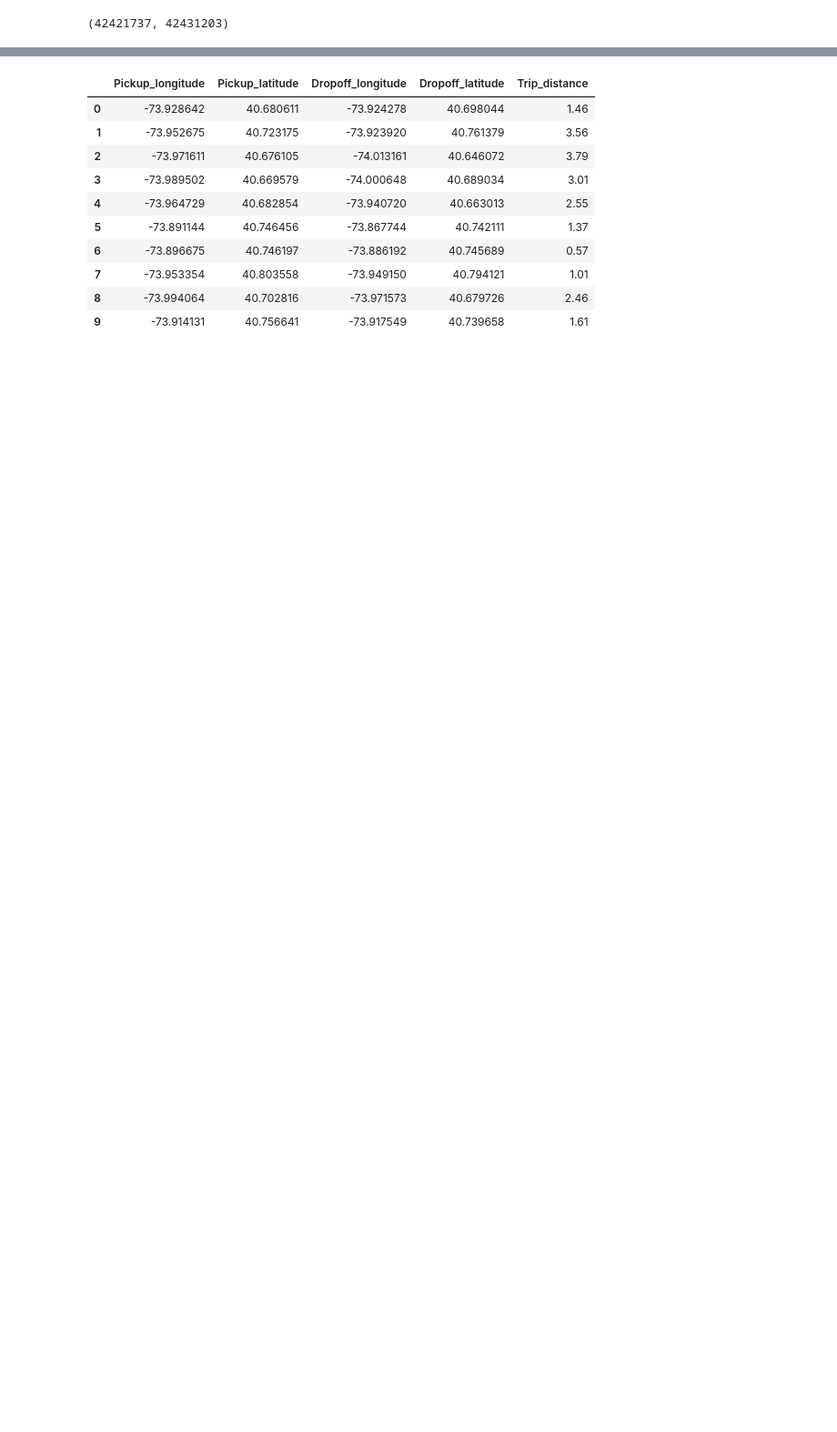
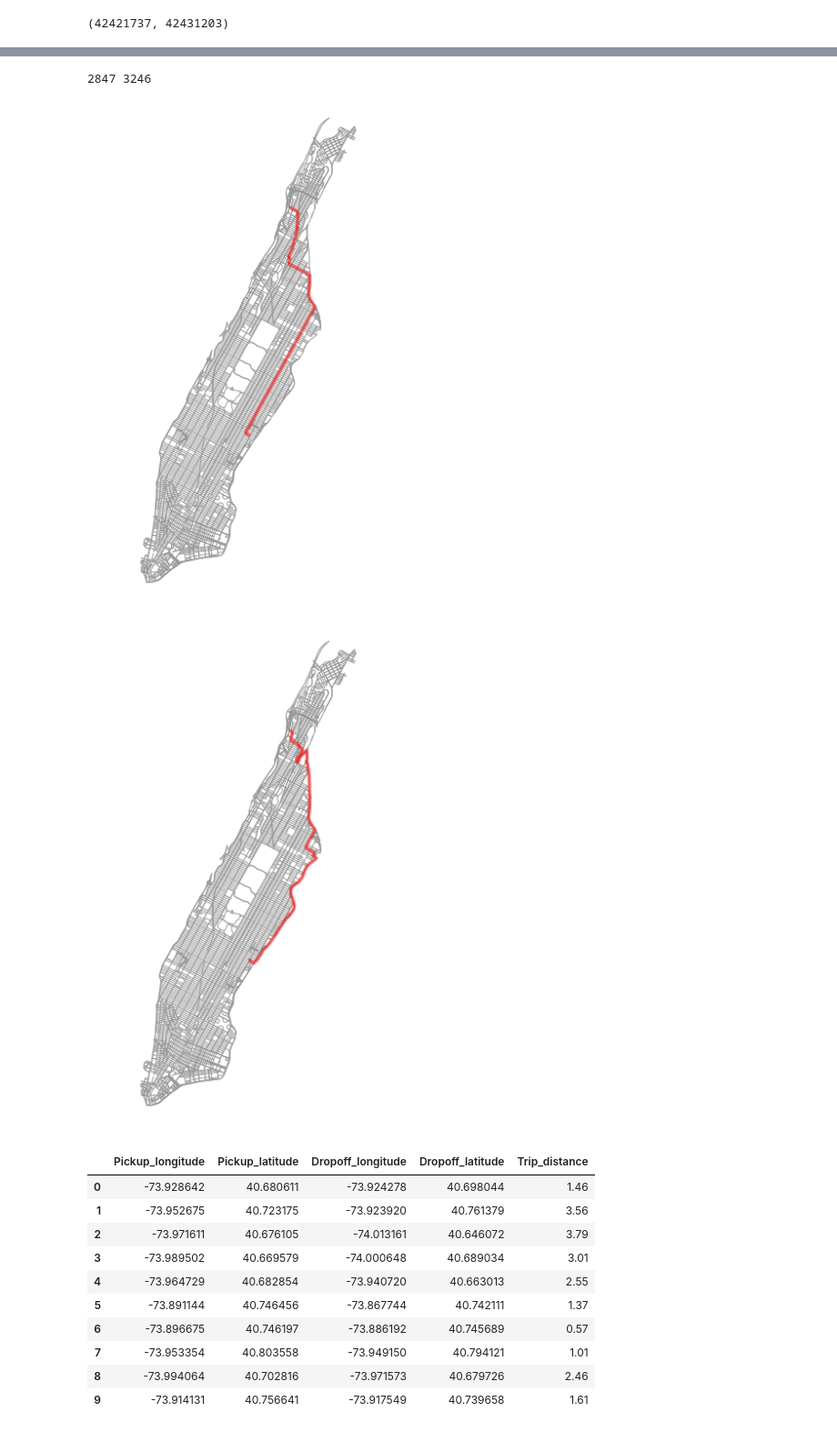
Before and after one commit to JasonSanchez/dangerous-intersections, a Jupyter notebook: traffic-density/Demo of road networks.ipynb, the cells around one changed output, grey strips where cells are left out. Shown at 91% size. Drawn from its saved outputs; the diff is of its cells as text; code cells hidden in the pictures; blank space fills up the shorter version.

```diff
--- a/traffic-density/Demo of road networks.ipynb
+++ b/traffic-density/Demo of road networks.ipynb
@@ -39,4 +17,4 @@ fig, ax = ox.plot_graph(G5_projected, fig_height=20, node_size=10)
 # %% [output]
 [figure]
 # %%
-G5_projected.nodes(data=True)
+node_data = G5_projected.nodes(data=True)
@@ -85,0 +52,6 @@ fig, ax = ox.plot_graph_route(G5_projected,
+# %%
+G5_modified = G5_projected.copy()
+
+for start, end, _, data in G5_modified.edges_iter(None, True, True):
+    new_weight = edge_dist(data['highway']) * data["length"]
+    data.update(new_weight=new_weight)
@@ -86,3 +64,37 @@ fig, ax = ox.plot_graph_route(G5_projected,
+# %%
+random1 = random.randint(0, 4000)
+random2 = random.randint(0, 4000)
+
+print(random1, random2)
+
+# random1, random2 = 2342, 2563
+
+origin_node = node_data[random1][0]
+destination_node = node_data[random2][0]
+
+
+# find the shortest path between origin and destination nodes
+route = nx.shortest_path(G5_modified, origin_node, destination_node, weight='length')
+
+fig, ax = ox.plot_graph_route(G5_modified,
+                              route,
+                              origin_point=origin_point,
+                              destination_point=destination_point,
+                              fig_height=10,
+                              node_size=1)
+
+route = nx.shortest_path(G5_projected, origin_node, destination_node, weight='new_weight')
+
+fig, ax = ox.plot_graph_route(G5_projected,
+                              route,
+                              origin_point=origin_point,
+                              destination_point=destination_point,
+                              fig_height=10,
+                              node_size=1)
+# %% [output]
+2847 3246
+[figure, added]
+[figure, added]
 # %%
 import pandas as pd
 # %%
```
Also changed, not shown: parts of 59 cells of this notebook, 11 other files.
